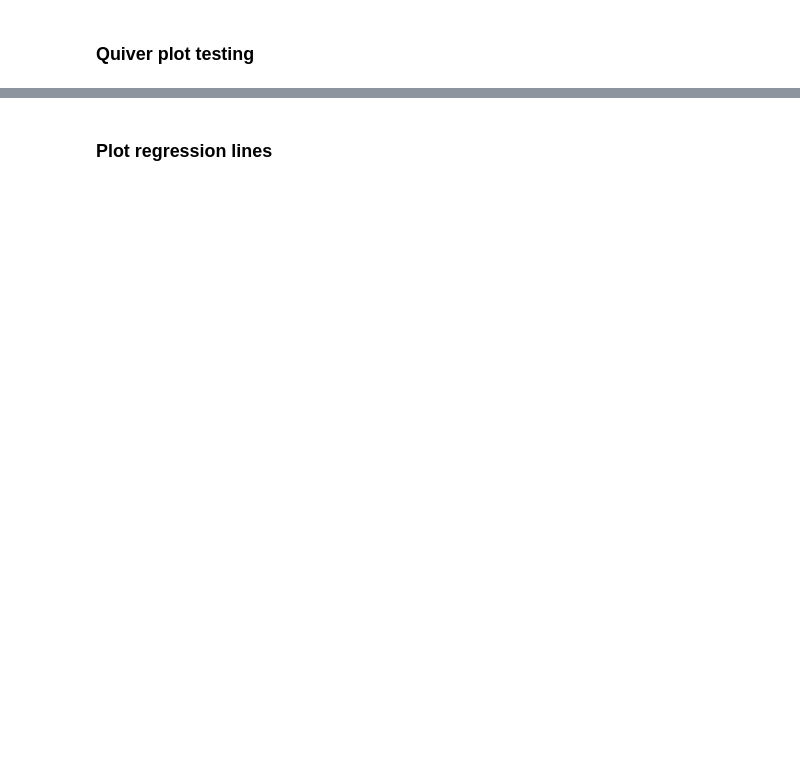
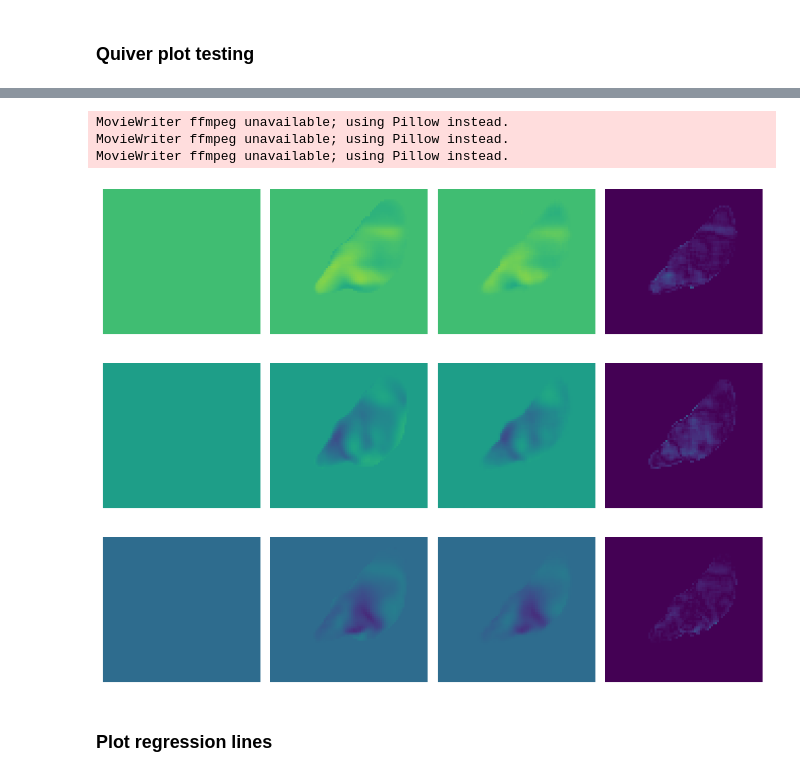
Before and after one commit to PiaaCaa/4DFlowNet, a Jupyter notebook: src/evaluate_plots.ipynb, the cells around one changed output, grey strips where cells are left out. Cells and saved outputs as stored; diff of their text form; code cells hidden in the pictures; blank space fills up the shorter version.

```diff
--- a/src/evaluate_plots.ipynb
+++ b/src/evaluate_plots.ipynb
@@ -117,24 +178,25 @@ plt.title('RMSE')
 # %% [markdown]
 ### Create interpolation data from low resolution data
 # %%
-#this can take a while
-interpolate_NN = {}
-interpolate_linear = {}
-interpolate_cubic = {}
+# #this can take a while
+# interpolate_NN = {}
+# interpolate_linear = {}
+# interpolate_cubic = {}
 
-vel_colnames=['u', 'v', 'w']
+# vel_colnames=['u', 'v', 'w']
+# save_interpolation = ''
 
-for vel in vel_colnames:
-    print("Interpolate low resolution images - ", vel)
+# for vel in vel_colnames:
+#     print("Interpolate low resolution images - ", vel)
 
-    interpolate_linear[vel] = temporal_linear_interpolation(lr[vel], gt[vel].shape)
-    interpolate_linear[f'{vel}_fluid'] = np.multiply(interpolate_linear[vel], gt['mask'])
+#     interpolate_linear[vel] = temporal_linear_interpolation(lr[vel], gt[vel].shape)
+#     interpolate_linear[f'{vel}_fluid'] = np.multiply(interpolate_linear[vel], gt['mask'])
 
-    interpolate_cubic[vel] = temporal_cubic_interpolation(lr[vel], gt[vel].shape)
-    interpolate_cubic[f'{vel}_fluid'] = np.multiply(interpolate_cubic[vel], gt['mask'])
+#     interpolate_cubic[vel] = temporal_cubic_interpolation(lr[vel], gt[vel].shape)
+#     interpolate_cubic[f'{vel}_fluid'] = np.multiply(interpolate_cubic[vel], gt['mask'])
 
-    interpolate_NN[vel] = temporal_NN_interpolation(lr[vel], gt[vel].shape)
-    interpolate_NN[f'{vel}_fluid'] = np.multiply(interpolate_NN[vel], gt['mask'])
+#     interpolate_NN[vel] = temporal_NN_interpolation(lr[vel], gt[vel].shape)
+#     interpolate_NN[f'{vel}_fluid'] = np.multiply(interpolate_NN[vel], gt['mask'])
 # %% [markdown]
 ### Calculate relative error and mean speed
 # %%
@@ -533,7 +636,7 @@ def create_temporal_comparison_gif_plt(idx, lr, hr, pred, vel):
     anim = animation.FuncAnimation(fig,animate, init_func=init,
                                 frames = 50,
                                 interval = 100) # in ms)
-    anim.save(f'{eval_dir}/Animate_{vel}_fluid.gif', fps=300)
+    anim.save(f'{eval_dir}/Animate_{vel}_{set_name}_{data_model}_fluid.gif', fps=300)
 
 def create_temporal_comparison_gif_single(idx, data, vel, title):
 
@@ -546,33 +649,40 @@ def create_temporal_comparison_gif_single(idx, data, vel, title):
     #fig.subplots_adjust(left=0, bottom=0, right=1, top=1, wspace=None, hspace=None)
     plt.tight_layout()
 
     #initialization function: plot the background of each frame
     def init():
         im1.set_data(np.random.random((5,5)))
         return [im1]
 
     # animation function.  This is called sequentially
     def animate(i):
         im1.set_array(data[i, idx, :, :])
         return [im1]
 
     anim = animation.FuncAnimation(fig,animate, init_func=init,
                                 frames = 50,
                                 interval = 100) # in ms)
     anim.save(f'{eval_dir}/Animate_{title}_{vel}.gif', fps=300)
 
     #generate_gif_volume(combined_image[:,idx, :, : ], axis = 0, save_as = save_as)
 
 create_temporal_comparison_gif_plt(22, lr, gt, pred, "u")
 create_temporal_comparison_gif_plt(22, lr, gt, pred, "v")
 create_temporal_comparison_gif_plt(22, lr, gt, pred, "w")
 #create_temporal_comparison_gif_plt(22, lr, gt, pred, "speed")
 # velo = 'u'
 # create_temporal_comparison_gif_single(22, temporal_NN_interpolation(lr[velo],gt[velo].shape), velo, "LR")
 # create_temporal_comparison_gif_single(22, gt[velo],velo , "HR")
 # create_temporal_comparison_gif_single(22, pred[velo],velo, "4DFlowNet")
 # create_temporal_comparison_gif_single(22, error_absolut[velo], velo, "Absolute Error")
 # First set up the figure, the axis, and the plot element we want to animate
+# %% [output]
+MovieWriter ffmpeg unavailable; using Pillow instead.
+MovieWriter ffmpeg unavailable; using Pillow instead.
+MovieWriter ffmpeg unavailable; using Pillow instead.
+[figure, added]
+[figure, added]
+[figure, added]
 # %% [markdown]
 ### Plot regression lines
 # %%
```
Also changed, not shown: parts of 28 cells of this notebook, 8 other files.
